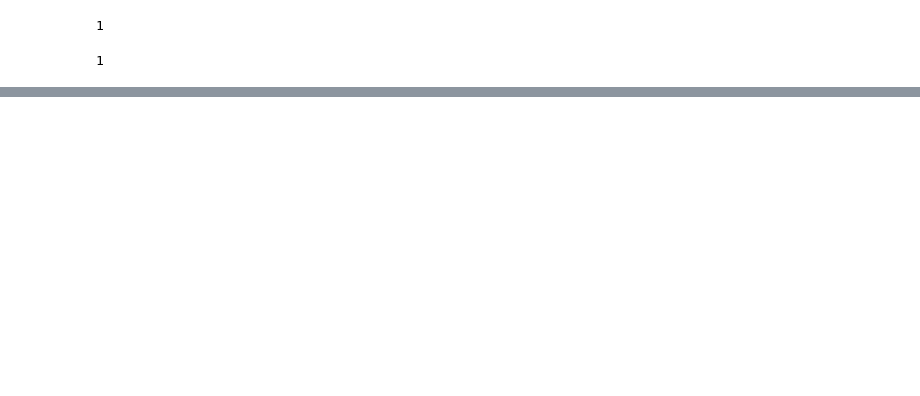
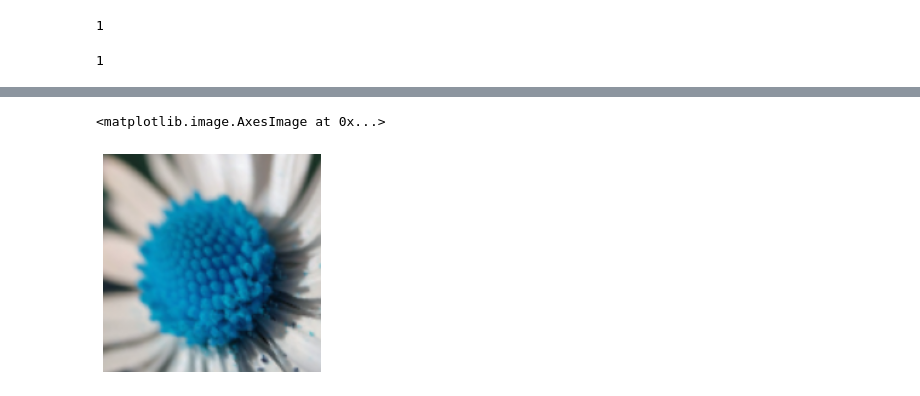
Before and after one commit to Daivar/Deep_Learning_Models, a Jupyter notebook: Flower_clasification_CNN_tensorflow.ipynb, the cells around one changed output, grey strips where cells are left out. Cells and saved outputs as stored; diff of their text form; code cells hidden in the pictures; blank space fills up the shorter version.

```diff
--- a/Flower_clasification_CNN_tensorflow.ipynb
+++ b/Flower_clasification_CNN_tensorflow.ipynb
@@ -184 +227,7 @@ y_test[0]
+# %%
+plt.axis('off')
+plt.imshow(data_augmentation(X)[1116].numpy().astype("uint8"))
+# %% [output]
+<matplotlib.image.AxesImage at 0x...>
+[figure, added]
 # %%
```
Also changed, not shown: parts of 16 cells of this notebook.
